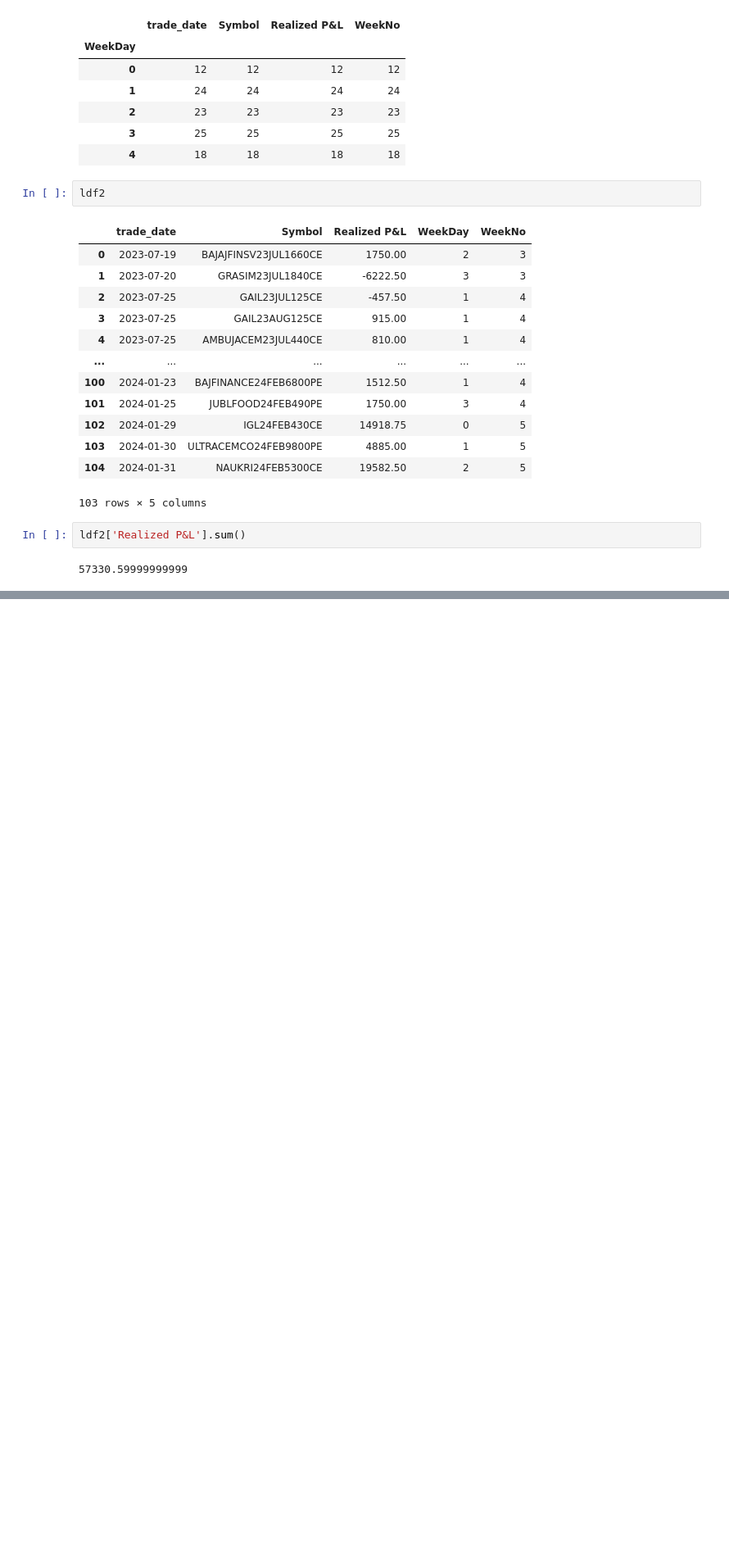
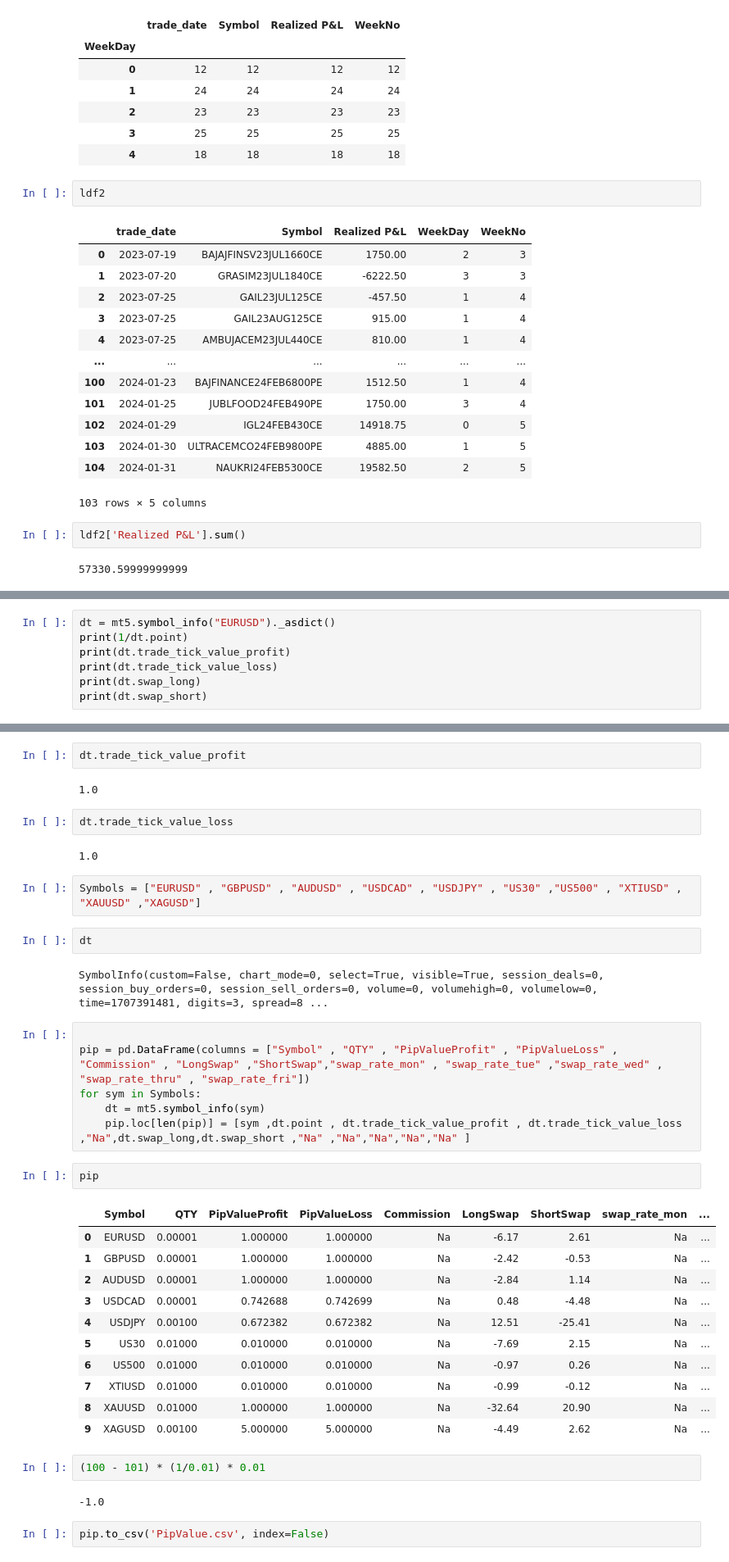
Before and after one commit to AlphaNumeriq-Sourav/DemoMultipleSignalsSourav, a Jupyter notebook: sample.ipynb, the cells around one changed output, grey strips where cells are left out. Shown at 82% size. Cells and saved outputs as stored; diff of their text form; blank space fills up the shorter version.

```diff
--- a/sample.ipynb
+++ b/sample.ipynb
@@ -383,0 +441,7 @@ ldf2['Realized P&L'].sum()
+# %%
+dt = mt5.symbol_info("EURUSD")._asdict()
+print(1/dt.point)
+print(dt.trade_tick_value_profit)
+print(dt.trade_tick_value_loss)
+print(dt.swap_long)
+print(dt.swap_short)
@@ -383,0 +470,40 @@ ldf2['Realized P&L'].sum()
+# %%
+dt.trade_tick_value_profit
+# %% [output]
+1.0
+# %%
+dt.trade_tick_value_loss
+# %% [output]
+1.0
+# %%
+Symbols = ["EURUSD" , "GBPUSD" , "AUDUSD" , "USDCAD" , "USDJPY" , "US30" ,"US500" , "XTIUSD" , "XAUUSD" ,"XAGUSD"]
+# %%
+dt
+# %% [output]
+SymbolInfo(custom=False, chart_mode=0, select=True, visible=True, session_deals=0, session_buy_orders=0, session_sell_orders=0, volume=0, volumehigh=0, volumelow=0, time=1707391481, digits=3, spread=8 ...
+# %%
+
+pip = pd.DataFrame(columns = ["Symbol" , "QTY" , "PipValueProfit" , "PipValueLoss" , "Commission" , "LongSwap" ,"ShortSwap","swap_rate_mon" , "swap_rate_tue" ,"swap_rate_wed" , "swap_rate_thru" , "swap_rate_fri"])
+for sym in Symbols:
+    dt = mt5.symbol_info(sym)
+    pip.loc[len(pip)] = [sym ,dt.point , dt.trade_tick_value_profit , dt.trade_tick_value_loss ,"Na",dt.swap_long,dt.swap_short ,"Na" ,"Na","Na","Na","Na" ]
+# %%
+pip
+# %% [output]
+|  | Symbol | QTY | PipValueProfit | PipValueLoss | Commission | LongSwap | ShortSwap | swap_rate_mon | ... |
+| 0 | EURUSD | 0.00001 | 1.000000 | 1.000000 | Na | -6.17 | 2.61 | Na | ... |
+| 1 | GBPUSD | 0.00001 | 1.000000 | 1.000000 | Na | -2.42 | -0.53 | Na | ... |
+| 2 | AUDUSD | 0.00001 | 1.000000 | 1.000000 | Na | -2.84 | 1.14 | Na | ... |
+| 3 | USDCAD | 0.00001 | 0.742688 | 0.742699 | Na | 0.48 | -4.48 | Na | ... |
+| 4 | USDJPY | 0.00100 | 0.672382 | 0.672382 | Na | 12.51 | -25.41 | Na | ... |
+| 5 | US30 | 0.01000 | 0.010000 | 0.010000 | Na | -7.69 | 2.15 | Na | ... |
+| 6 | US500 | 0.01000 | 0.010000 | 0.010000 | Na | -0.97 | 0.26 | Na | ... |
+| 7 | XTIUSD | 0.01000 | 0.010000 | 0.010000 | Na | -0.99 | -0.12 | Na | ... |
+| 8 | XAUUSD | 0.01000 | 1.000000 | 1.000000 | Na | -32.64 | 20.90 | Na | ... |
+| 9 | XAGUSD | 0.00100 | 5.000000 | 5.000000 | Na | -4.49 | 2.62 | Na | ... |
+# %%
+(100 - 101) * (1/0.01) * 0.01
+# %% [output]
+-1.0
+# %%
+pip.to_csv('PipValue.csv', index=False)
```
Also changed, not shown: parts of 19 cells of this notebook, 18 other files.
